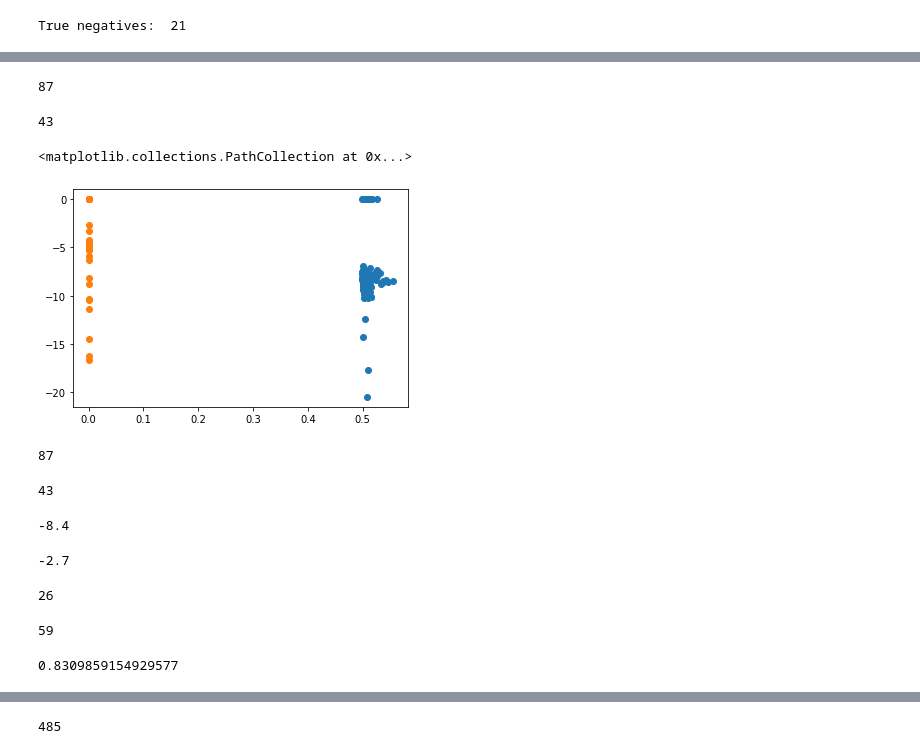
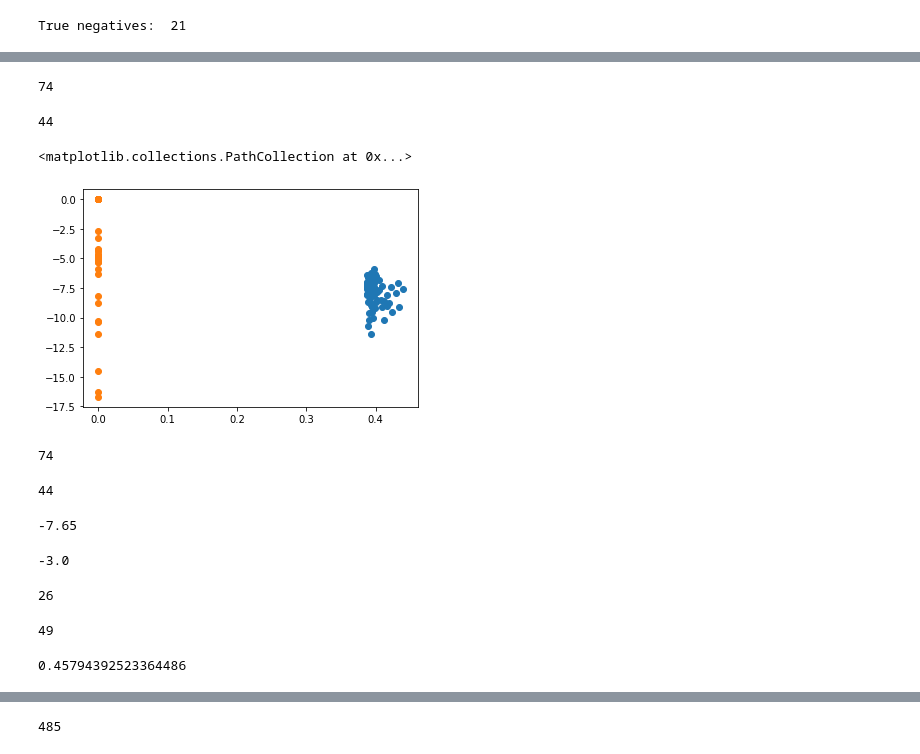
Before and after one commit to Barabasi-Lab/AI-Bind, a Jupyter notebook: Validation/SARS-CoV-2 Predictions Analysis VecNet.ipynb, the cells around one changed output, grey strips where cells are left out. Drawn from its saved outputs; the diff is of its cells as text; code cells hidden in the pictures.

Commit message:
Updating figures, restructuring folders, new auto-docking validation

```diff
--- a/Validation/SARS-CoV-2 Predictions Analysis VecNet.ipynb
+++ b/Validation/SARS-CoV-2 Predictions Analysis VecNet.ipynb
@@ -468,7 +212,2 @@ See the caveats in the documentation: https://pandas.pydata.org/pandas-docs/stab
-# %%
-top_predictions = top_predictions.dropna(axis='rows')
-bottom_predictions = bottom_predictions.dropna(axis='rows')
-top_predictions = top_predictions[top_predictions.binding_affinity != 'none']
-bottom_predictions = bottom_predictions[bottom_predictions.binding_affinity != 'none']
 # %%
 total_df = pd.concat([top_predictions,bottom_predictions])
@@ -474,0 +222,6 @@ total_df = pd.concat([top_predictions,bottom_predictions])
+# %%
+top_predictions_auto_docked = top_predictions[top_predictions['is_ligand_available'] != 'no such ligand']
+top_predictions_auto_docked = top_predictions_auto_docked[top_predictions_auto_docked['is_protein_available'] != 'protein not available']
+
+bottom_predictions_auto_docked = bottom_predictions[bottom_predictions['is_ligand_available'] != 'no such ligand']
+bottom_predictions_auto_docked = bottom_predictions_auto_docked[bottom_predictions_auto_docked['is_protein_available'] != 'protein not available']
@@ -547 +277,7 @@ top_predictions.sort_values('binding_affinity').head(10)
+# %%
+top_predictions_auto_docked_f1 = top_predictions_auto_docked[~top_predictions_auto_docked['binding_affinity'].isna()]
+top_predictions_auto_docked_f1 = top_predictions_auto_docked_f1[top_predictions_auto_docked_f1['binding_affinity'] !='none']
+# %%
+bottom_predictions_auto_docked_f1 = bottom_predictions_auto_docked[~bottom_predictions_auto_docked['binding_affinity'].isna()]
+bottom_predictions_auto_docked_f1 = bottom_predictions_auto_docked_f1[bottom_predictions_auto_docked_f1['binding_affinity'] !='none']
 # %%
@@ -657,31 +472,31 @@ STD prediction:  0.07013366667796296
 # %%
-len(top_predictions)
+len(top_predictions_auto_docked_f1)
 # %% [output]
-87
+74
 # %%
-len(bottom_predictions)
+len(bottom_predictions_auto_docked_f1)
 # %% [output]
-43
+44
 # %%
-plt.scatter(top_predictions['Averaged Predictions'].tolist(),top_predictions['binding_affinity'].tolist())
-plt.scatter(bottom_predictions['Averaged Predictions'].tolist(),bottom_predictions['binding_affinity'].tolist())
+plt.scatter(top_predictions_auto_docked_f1['Averaged Predictions'].tolist(),top_predictions_auto_docked_f1['binding_affinity'].tolist())
+plt.scatter(bottom_predictions_auto_docked_f1['Averaged Predictions'].tolist(),bottom_predictions_auto_docked_f1['binding_affinity'].tolist())
 # %% [output]
 <matplotlib.collections.PathCollection at 0x...>
-[figure, old version]
+[figure, new version]
 # %%
-len(top_predictions['binding_affinity'].tolist())
+len(top_predictions_auto_docked_f1['binding_affinity'].tolist())
 # %% [output]
-87
+74
 # %%
-len(bottom_predictions['binding_affinity'].tolist())
+len(bottom_predictions_auto_docked_f1['binding_affinity'].tolist())
 # %% [output]
-43
+44
 # %%
-np.median(top_predictions['binding_affinity'].tolist())
+np.median(top_predictions_auto_docked_f1['binding_affinity'].tolist())
 # %% [output]
--8.4
+-7.65
 # %%
-np.median(bottom_predictions['binding_affinity'].tolist())
+np.median(bottom_predictions_auto_docked_f1['binding_affinity'].tolist())
 # %% [output]
--2.7
+-3.0
 # %%
@@ -689,11 +504,11 @@ len(set(pd.concat([top_predictions,bottom_predictions])['target_aa_code'].tolist
 # %% [output]
 26
 # %%
-len(set(pd.concat([top_predictions,bottom_predictions])['InChiKey'].tolist()))
+len(set(pd.concat([top_predictions_auto_docked_f1,bottom_predictions_auto_docked_f1])['InChiKey'].tolist()))
 # %% [output]
-59
+49
 # %%
-len(set(pd.concat([top_predictions,bottom_predictions])['InChiKey'].tolist()))/len(set(auto_docking_results['InChiKey'].tolist()))
+len(set(pd.concat([top_predictions_auto_docked_f1,bottom_predictions_auto_docked_f1])['InChiKey'].tolist()))/len(set(auto_docking_results['InChiKey'].tolist()))
 # %% [output]
-0.8309859154929577
+0.45794392523364486
 # %%
```
Also changed, not shown: parts of 141 cells of this notebook, 25 other files.
